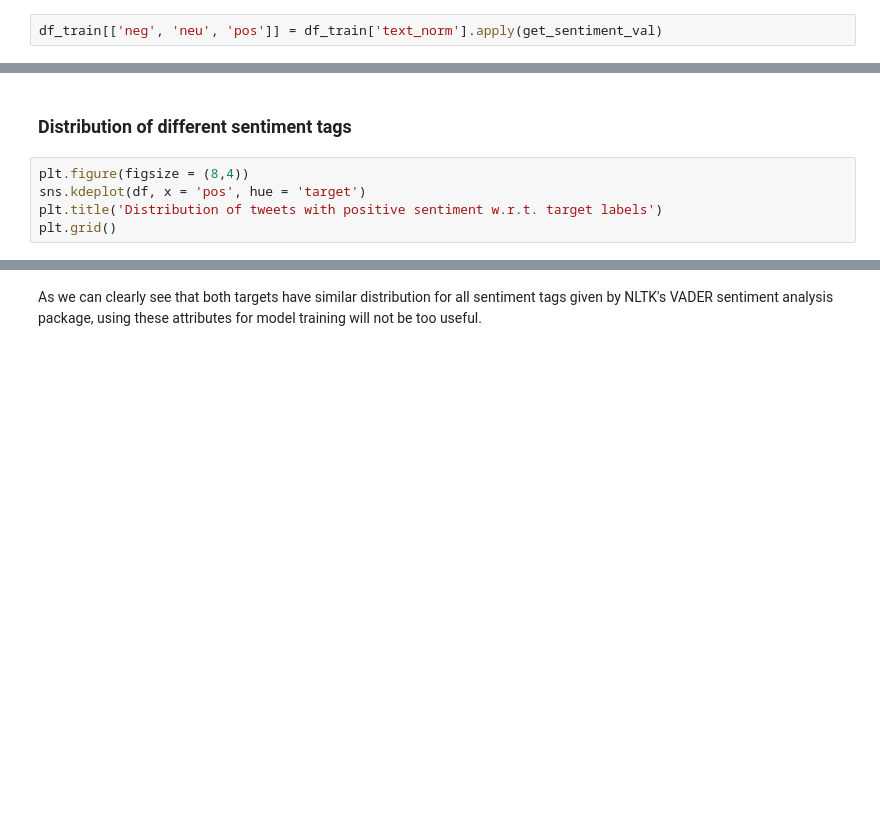
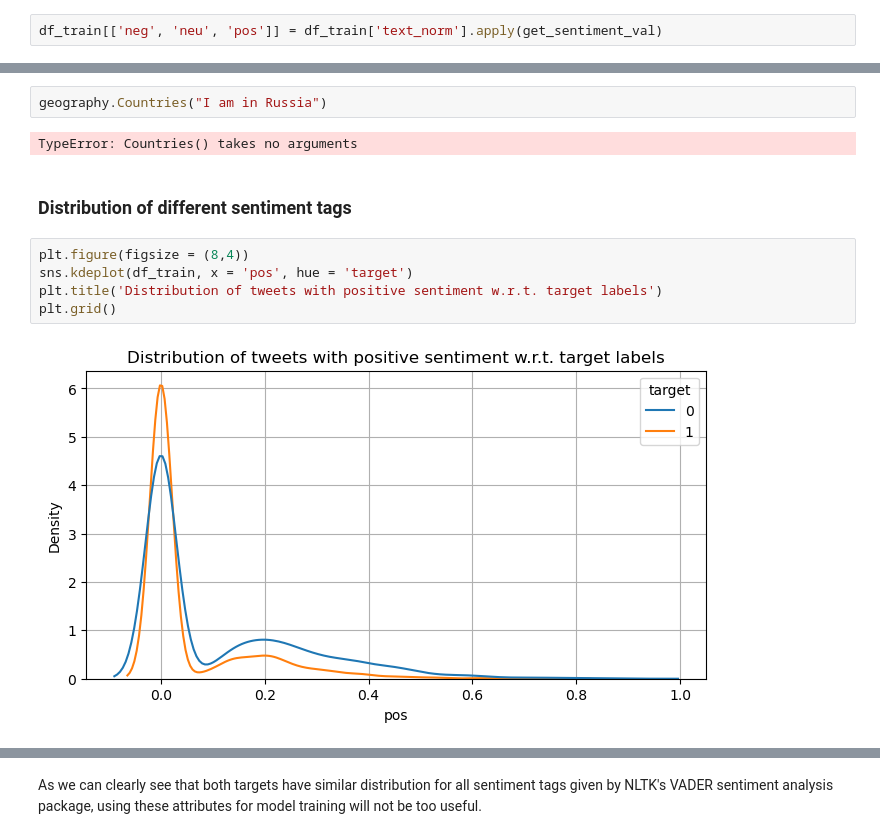
Before and after one commit to Shiska07/Information-Retreval-and-Natural-Language-Processing, a Jupyter notebook: Disaster_Tweets_Classification/Classification using Feature-Engineering and Sentiment Analysis.ipynb, the cells around one changed output, grey strips where cells are left out. Drawn from its saved outputs; the diff is of its cells as text; blank space fills up the shorter version.

```diff
--- a/Disaster_Tweets_Classification/Classification using Feature-Engineering and Sentiment Analysis.ipynb
+++ b/Disaster_Tweets_Classification/Classification using Feature-Engineering and Sentiment Analysis.ipynb
@@ -242,9 +262,15 @@ from geotext import GeoText
+# %%
+geography.Countries("I am in Russia")
+# %% [output]
+TypeError: Countries() takes no arguments
 # %% [markdown]
 ### Distribution of different sentiment tags
 # %%
 plt.figure(figsize = (8,4))
-sns.kdeplot(df, x = 'pos', hue = 'target')
+sns.kdeplot(df_train, x = 'pos', hue = 'target')
 plt.title('Distribution of tweets with positive sentiment w.r.t. target labels')
 plt.grid()
+# %% [output]
+[figure, added]
 # %%
 plt.figure(figsize = (8,4))
```
Also changed, not shown: parts of 7 cells of this notebook.
